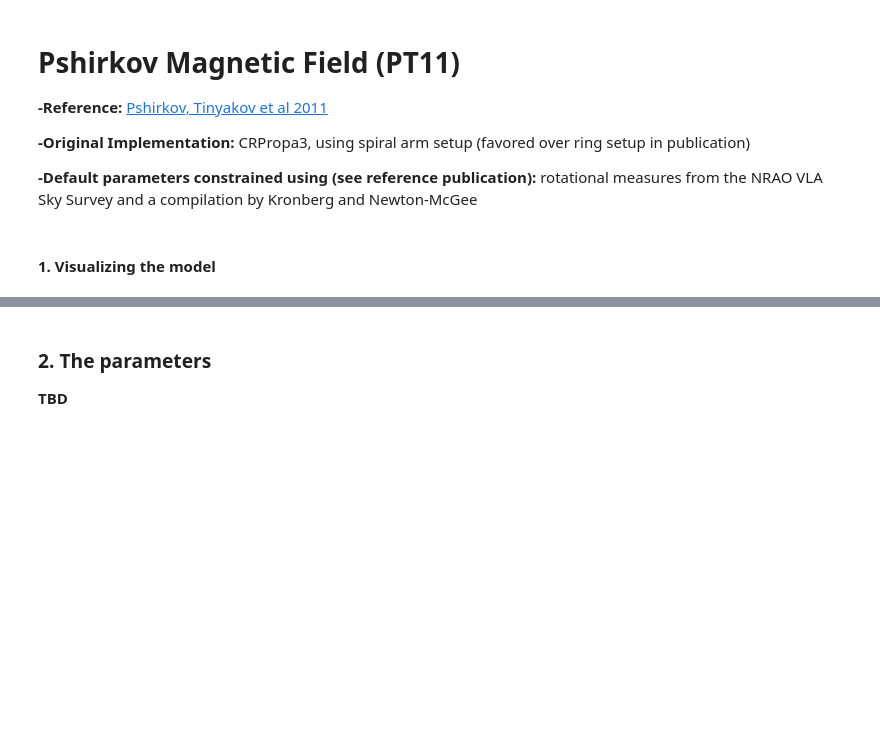
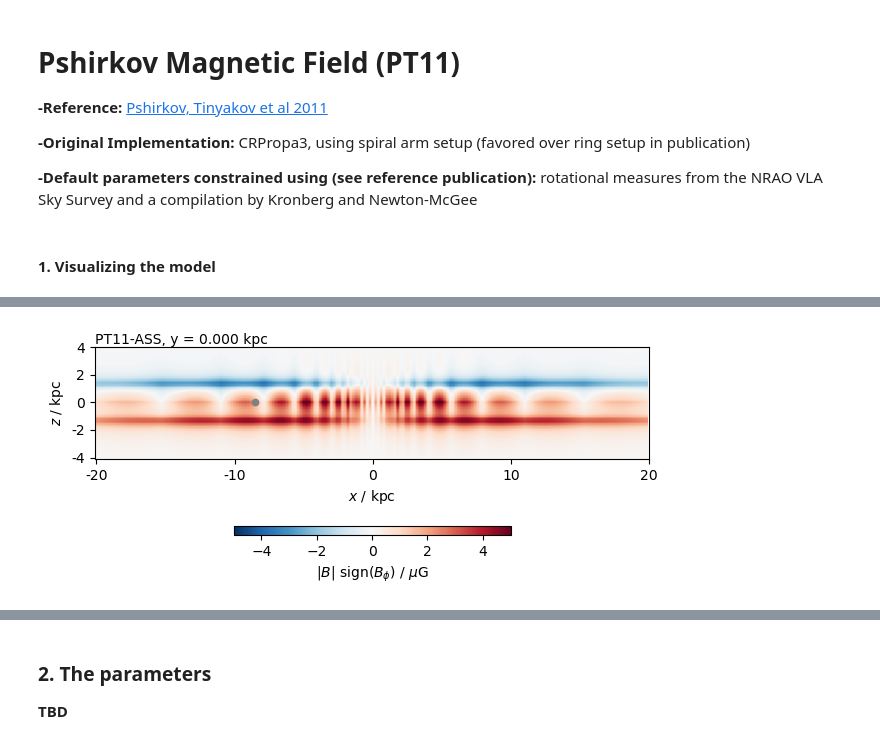
Before and after one commit to rafaelab/imagine-models, a Jupyter notebook: demos/python/model_examples/pshirkov_demo.ipynb, the cells around one changed output, grey strips where cells are left out. Drawn from its saved outputs; the diff is of its cells as text; code cells hidden in the pictures; blank space fills up the shorter version.

```diff
--- a/demos/python/model_examples/pshirkov_demo.ipynb
+++ b/demos/python/model_examples/pshirkov_demo.ipynb
@@ -64,0 +66,8 @@ plot_slice(model_on_grid, 3, 1, shape, refpoint, increment, vmin, vmax, field_na
+# %%
+model.useASS = True
+model.useBSS = False
+model_on_grid = model.on_grid(shape=shape, reference_point=refpoint, increment=increment)
+plot_slice(model_on_grid, 3, 1, shape, refpoint, increment, vmin, vmax, field_name='PT11-ASS')
+# The halo field is asymmetric with respect to the plane, which overshadows the ASS-S component in the halo, see below
+# %% [output]
+[figure, added]
```
Also changed, not shown: parts of 9 cells of this notebook, 16 other files.
